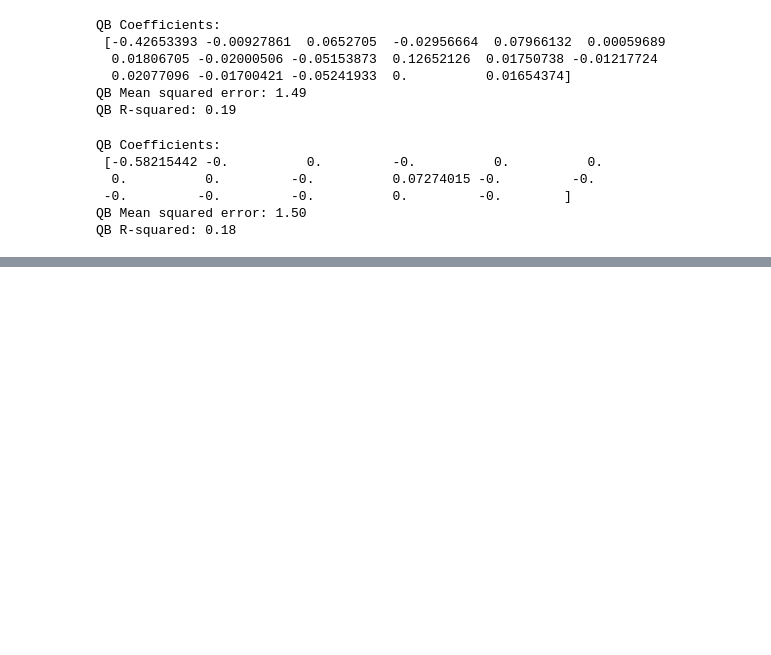
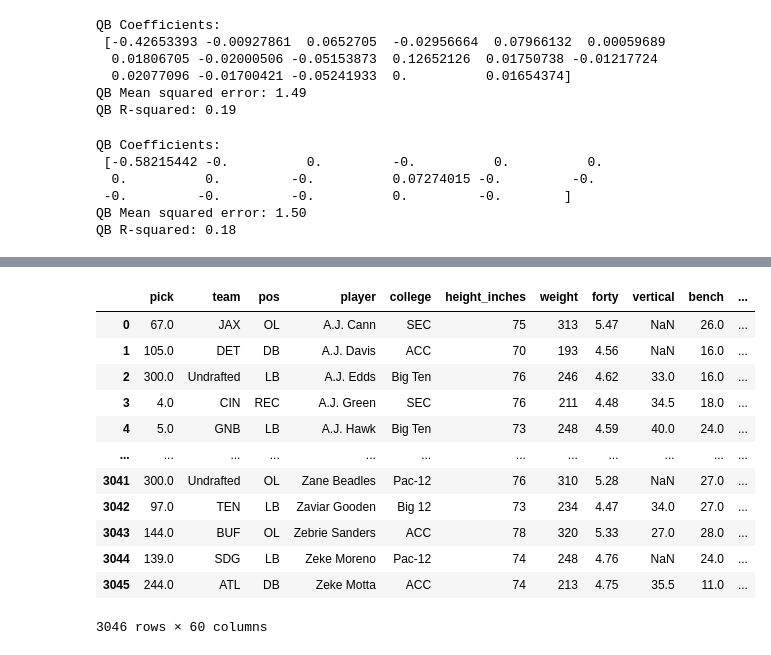
Before and after one commit to kirkhach/nfl-draft, a Jupyter notebook: NFL_draft_analysis.ipynb, the cells around one changed output, grey strips where cells are left out. Cells and saved outputs as stored; diff of their text form; code cells hidden in the pictures; blank space fills up the shorter version.

```diff
--- a/NFL_draft_analysis.ipynb
+++ b/NFL_draft_analysis.ipynb
@@ -271 +271,39 @@ co[abs(co)>0].sort_values(ascending=False).plot.barh()
 [figure]
+# %%
+# Classification
+
+
+#ave_carav = df["CarAV"].mean()
+#ave_carav
+#std_carav = df["CarAV"].std()
+#std_carav
+
+#df["CarAV"].hist()
+classification_df = df
+
+
+
+
+
+
+
+
+classification_df.loc[classification_df.CarAV <= 5, 'Performace Classification'] = "Bad"
+#classification_df.loc[classification_df.CarAV > 5 & classification_df.CarAV <= 10, 'Performace Classification'] = "Average"
+#classification_df.loc[classification_df.CarAV > 10 & classification_df.CarAV <= 25, 'Performace Classification'] = "Good"
+classification_df.loc[classification_df.CarAV > 25 , 'Performace Classification'] = "Excellent"
+classification_df
+# %% [output]
+|  | pick | team | pos | player | college | height_inches | weight | forty | vertical | bench | ... |
+| 0 | 67.0 | JAX | OL | A.J. Cann | SEC | 75 | 313 | 5.47 | NaN | 26.0 | ... |
+| 1 | 105.0 | DET | DB | A.J. Davis | ACC | 70 | 193 | 4.56 | NaN | 16.0 | ... |
+| 2 | 300.0 | Undrafted | LB | A.J. Edds | Big Ten | 76 | 246 | 4.62 | 33.0 | 16.0 | ... |
+| 3 | 4.0 | CIN | REC | A.J. Green | SEC | 76 | 211 | 4.48 | 34.5 | 18.0 | ... |
+| 4 | 5.0 | GNB | LB | A.J. Hawk | Big Ten | 73 | 248 | 4.59 | 40.0 | 24.0 | ... |
+| ... | ... | ... | ... | ... | ... | ... | ... | ... | ... | ... | ... |
+| 3041 | 300.0 | Undrafted | OL | Zane Beadles | Pac-12 | 76 | 310 | 5.28 | NaN | 27.0 | ... |
+| 3042 | 97.0 | TEN | LB | Zaviar Gooden | Big 12 | 73 | 234 | 4.47 | 34.0 | 27.0 | ... |
+| 3043 | 144.0 | BUF | OL | Zebrie Sanders | ACC | 78 | 320 | 5.33 | 27.0 | 28.0 | ... |
+| 3044 | 139.0 | SDG | LB | Zeke Moreno | Pac-12 | 74 | 248 | 4.76 | NaN | 24.0 | ... |
+| 3045 | 244.0 | ATL | DB | Zeke Motta | ACC | 74 | 213 | 4.75 | 35.5 | 11.0 | ... |
+3046 rows × 60 columns
```
Also changed, not shown: parts of 5 cells of this notebook.
